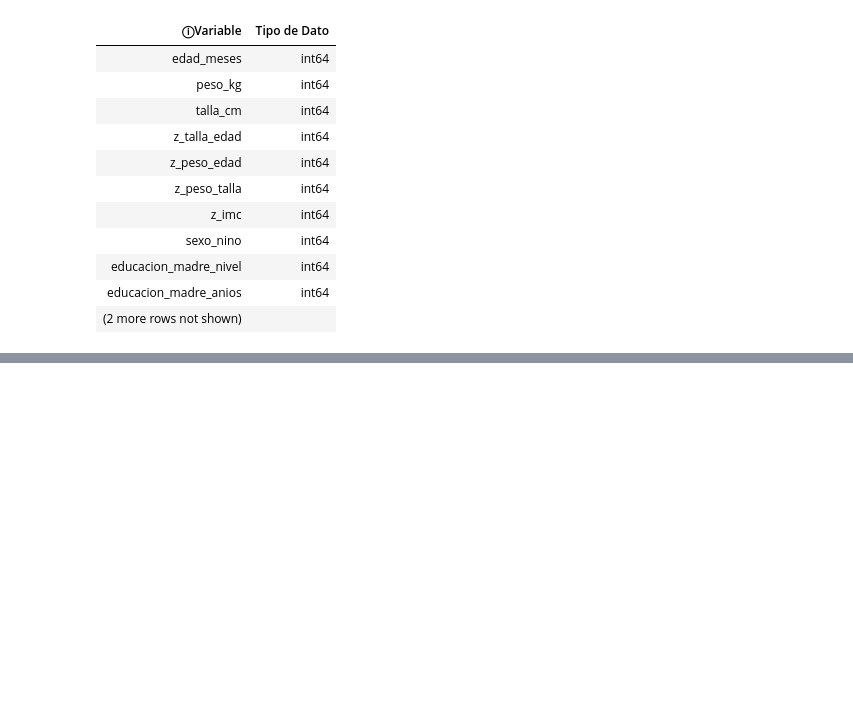
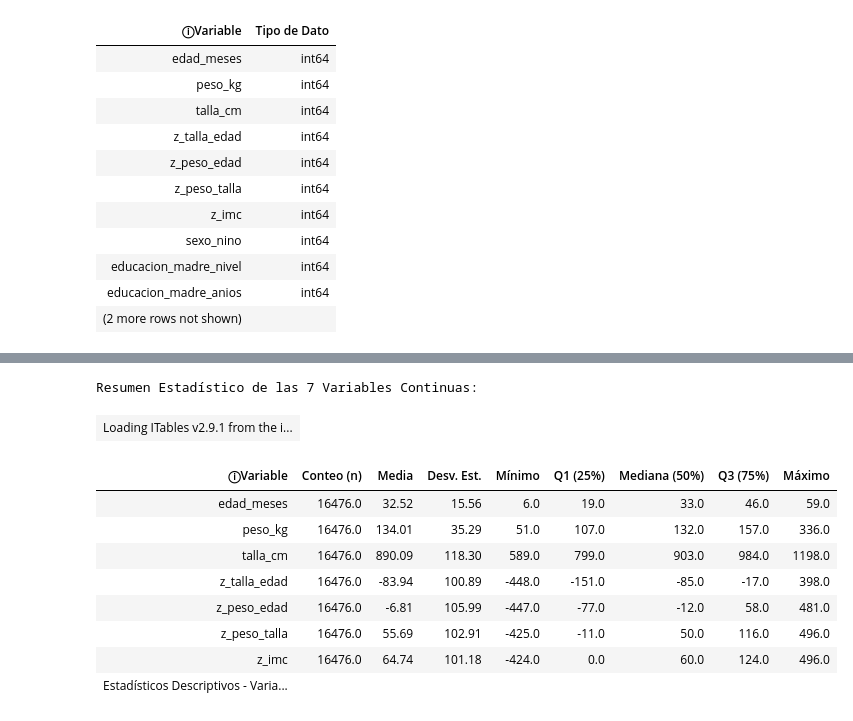
Before and after one commit to Biasphy/AnemiaLDA, a Jupyter notebook: Notebooks/main.ipynb, the cells around one changed output, grey strips where cells are left out. Saved outputs shown, nothing was run; the diff lists cells and outputs as text; code cells hidden in the pictures; blank space fills up the shorter version.

```diff
--- a/Notebooks/main.ipynb
+++ b/Notebooks/main.ipynb
@@ -534,16 +524,3 @@ Revisaremos la distribución de cada categoría para detectar códigos de excepc
 | 9 | 31 |
 | 10 | 24 |
 | (4 more rows not shown) |  |
-# %%
-cols_demograficas = ['sexo_nino', 'educacion_madre_nivel', 'educacion_madre_anios', 'orden_nacimiento']
-colores = ['skyblue', 'lightgreen', 'salmon', 'orange']
-
-fig, axes = plt.subplots(1, 4, figsize=(16, 5))
-
-for i, col in enumerate(cols_demograficas):
-    sns.boxplot(y=df_clean[col], ax=axes[i], color=colores[i])
-    axes[i].set_title(f'Distribución de {col}')
-    axes[i].set_ylabel('Valor' if i == 0 else '')
-
-plt.tight_layout()
-plt.show()
@@ -636,16 +611,3 @@ print(f"Total final de registros limpios: {len(df_clean)}")
 | (3 more rows not shown) |  |
 Proceso de limpieza de variables predictoras (X) y objetivo (Y) completado
 Total final de registros limpios: 16476
-# %%
-cols_demograficas = ['sexo_nino', 'educacion_madre_nivel', 'educacion_madre_anios', 'orden_nacimiento']
-colores = ['skyblue', 'lightgreen', 'salmon', 'orange']
-
-fig, axes = plt.subplots(1, 4, figsize=(16, 5))
-
-for i, col in enumerate(cols_demograficas):
-    sns.boxplot(y=df_clean[col], ax=axes[i], color=colores[i])
-    axes[i].set_title(f'Distribución de {col}')
-    axes[i].set_ylabel('Valor' if i == 0 else '')
-
-plt.tight_layout()
-plt.show()
@@ -699,0 +667,31 @@ Todas las variables predictoras (X) y la objetivo (Y) deben ser numéricas (int6
+# %%
+# Definición explícita de las 7 variables cuantitativas continuas
+vars_continuas = [
+    'edad_meses', 'peso_kg', 'talla_cm',
+    'z_talla_edad', 'z_peso_edad', 'z_peso_talla', 'z_imc'
+]
+
+# Filtrar solo las que existan en df_clean
+vars_continuas_disp = [col for col in vars_continuas if col in df_clean.columns]
+
+if vars_continuas_disp:
+    df_resumen_cont = df_clean[vars_continuas_disp].describe().T.reset_index()
+    df_resumen_cont.columns = ['Variable', 'Conteo (n)', 'Media', 'Desv. Est.', 'Mínimo', 'Q1 (25%)', 'Mediana (50%)', 'Q3 (75%)', 'Máximo']
+    df_resumen_cont = df_resumen_cont.round(2)
+
+    print(f"Resumen Estadístico de las {len(vars_continuas_disp)} Variables Continuas:")
+    show(df_resumen_cont, caption="Estadísticos Descriptivos - Variables Continuas y Antropométricas", scrollY="300px")
+else:
+    print("Revisa los nombres de las variables continuas en df_clean.")
+# %% [output]
+Resumen Estadístico de las 7 Variables Continuas:
+| Loading ITables v2.9.1 from the i... |
+| ⓘVariable | Conteo (n) | Media | Desv. Est. | Mínimo | Q1 (25%) | Mediana (50%) | Q3 (75%) | Máximo |
+| edad_meses | 16476.0 | 32.52 | 15.56 | 6.0 | 19.0 | 33.0 | 46.0 | 59.0 |
+| peso_kg | 16476.0 | 134.01 | 35.29 | 51.0 | 107.0 | 132.0 | 157.0 | 336.0 |
+| talla_cm | 16476.0 | 890.09 | 118.30 | 589.0 | 799.0 | 903.0 | 984.0 | 1198.0 |
+| z_talla_edad | 16476.0 | -83.94 | 100.89 | -448.0 | -151.0 | -85.0 | -17.0 | 398.0 |
+| z_peso_edad | 16476.0 | -6.81 | 105.99 | -447.0 | -77.0 | -12.0 | 58.0 | 481.0 |
+| z_peso_talla | 16476.0 | 55.69 | 102.91 | -425.0 | -11.0 | 50.0 | 116.0 | 496.0 |
+| z_imc | 16476.0 | 64.74 | 101.18 | -424.0 | 0.0 | 60.0 | 124.0 | 496.0 |
+| Estadísticos Descriptivos - Varia... |  |  |  |  |  |  |  |  |
```
Also changed, not shown: parts of 9 cells of this notebook.
